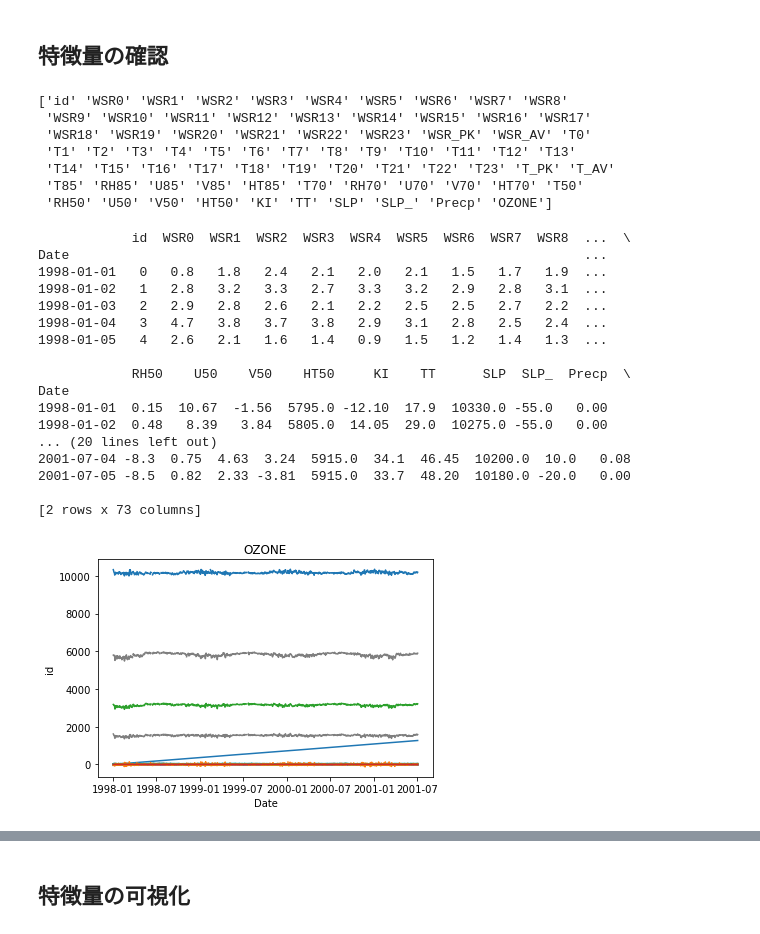
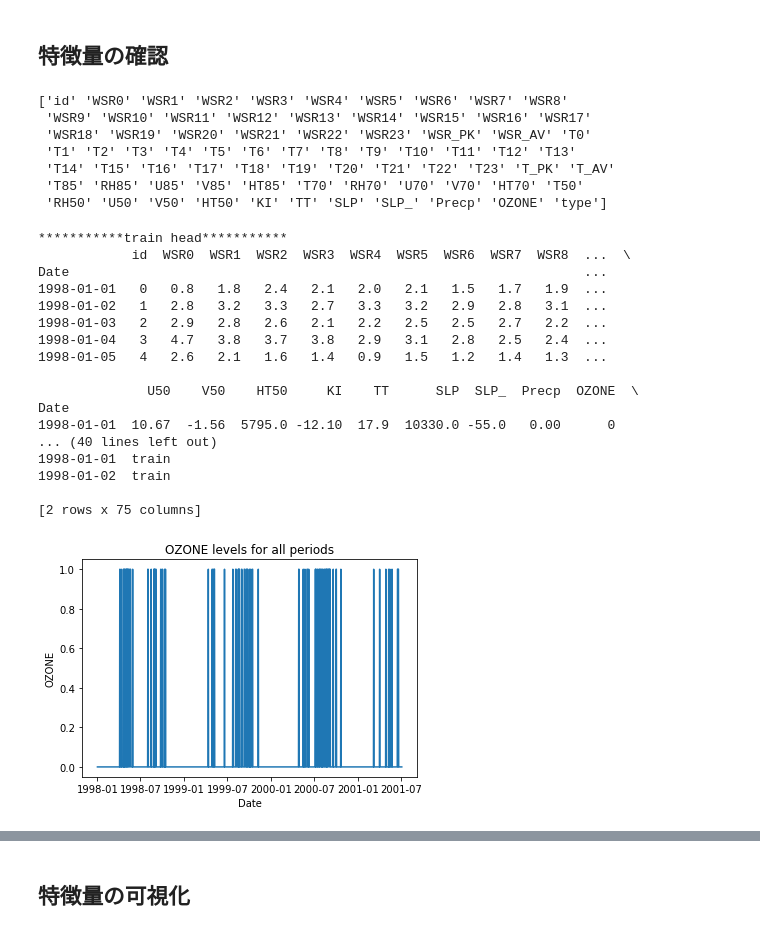
Before and after one commit to sakiiwaki/ozon, a Jupyter notebook: notebooks/ozon_1.ipynb, the cells around one changed output, grey strips where cells are left out. Drawn from its saved outputs; the diff is of its cells as text; code cells hidden in the pictures.

```diff
--- a/notebooks/ozon_1.ipynb
+++ b/notebooks/ozon_1.ipynb
@@ -20,11 +22,12 @@ train_df = pd.read_table('../data/train.tsv', index_col='Date', parse_dates=True
 test_df = pd.read_table('../data/test.tsv', index_col='Date', parse_dates=True)
 sample_sub = pd.read_csv('../data/sample_submit.csv')
 
+# set type label
+train_df['type'] = 'train'
+test_df['type'] = 'test'
+
 # all data
 all_df = pd.concat([train_df, test_df], axis=0)
-# set Test_Flag
-all_df['Test_Flag'] = 0
-all_df.loc[train_df.shape[0]: , 'Test_Flag'] = 1
 # %% [markdown]
 ## 特徴量の確認
 # %%
@@ -36,11 +39,17 @@ print(train_df.columns.values)
  'T1' 'T2' 'T3' 'T4' 'T5' 'T6' 'T7' 'T8' 'T9' 'T10' 'T11' 'T12' 'T13'
  'T14' 'T15' 'T16' 'T17' 'T18' 'T19' 'T20' 'T21' 'T22' 'T23' 'T_PK' 'T_AV'
  'T85' 'RH85' 'U85' 'V85' 'HT85' 'T70' 'RH70' 'U70' 'V70' 'HT70' 'T50'
- 'RH50' 'U50' 'V50' 'HT50' 'KI' 'TT' 'SLP' 'SLP_' 'Precp' 'OZONE']
+ 'RH50' 'U50' 'V50' 'HT50' 'KI' 'TT' 'SLP' 'SLP_' 'Precp' 'OZONE' 'type']
 # %%
+print("***********train head***********")
 print(train_df.head(5))
+print()
+print("***********test head***********")
 print(test_df.head(2))
+print("***********all head***********")
+print(all_df.head(2))
 # %% [output]
+***********train head***********
             id  WSR0  WSR1  WSR2  WSR3  WSR4  WSR5  WSR6  WSR7  WSR8  ...  \
 Date                                                                  ...
 1998-01-01   0   0.8   1.8   2.4   2.1   2.0   2.1   1.5   1.7   1.9  ...
@@ -49,22 +58,20 @@ Date                                                                  ...
 1998-01-04   3   4.7   3.8   3.7   3.8   2.9   3.1   2.8   2.5   2.4  ...
 1998-01-05   4   2.6   2.1   1.6   1.4   0.9   1.5   1.2   1.4   1.3  ...
 
-            RH50    U50    V50    HT50     KI    TT      SLP  SLP_  Precp  \
+              U50    V50    HT50     KI    TT      SLP  SLP_  Precp  OZONE  \
 Date
-1998-01-01  0.15  10.67  -1.56  5795.0 -12.10  17.9  10330.0 -55.0   0.00
-1998-01-02  0.48   8.39   3.84  5805.0  14.05  29.0  10275.0 -55.0   0.00
-... (20 lines left out)
-2001-07-04 -8.3  0.75  4.63  3.24  5915.0  34.1  46.45  10200.0  10.0   0.08
-2001-07-05 -8.5  0.82  2.33 -3.81  5915.0  33.7  48.20  10180.0 -20.0   0.00
+1998-01-01  10.67  -1.56  5795.0 -12.10  17.9  10330.0 -55.0   0.00      0
+... (40 lines left out)
+1998-01-01  train
+1998-01-02  train
 
-[2 rows x 73 columns]
+[2 rows x 75 columns]
 # %%
-plt.title("OZONE")
-# グラフのx軸とy軸の名前設定
+# 日ごとのオゾンレベル(全期間)
+plt.title("OZONE levels for all periods")
 plt.xlabel("Date")
 plt.ylabel("OZONE")
-# データのプロット
-plt.plot(train_df)
+plt.plot(train_df["OZONE"])
 plt.show()
 # %% [output]
-[figure, old version]
+[figure, new version]
```
Also changed, not shown: parts of 19 cells of this notebook, 1 other file.
